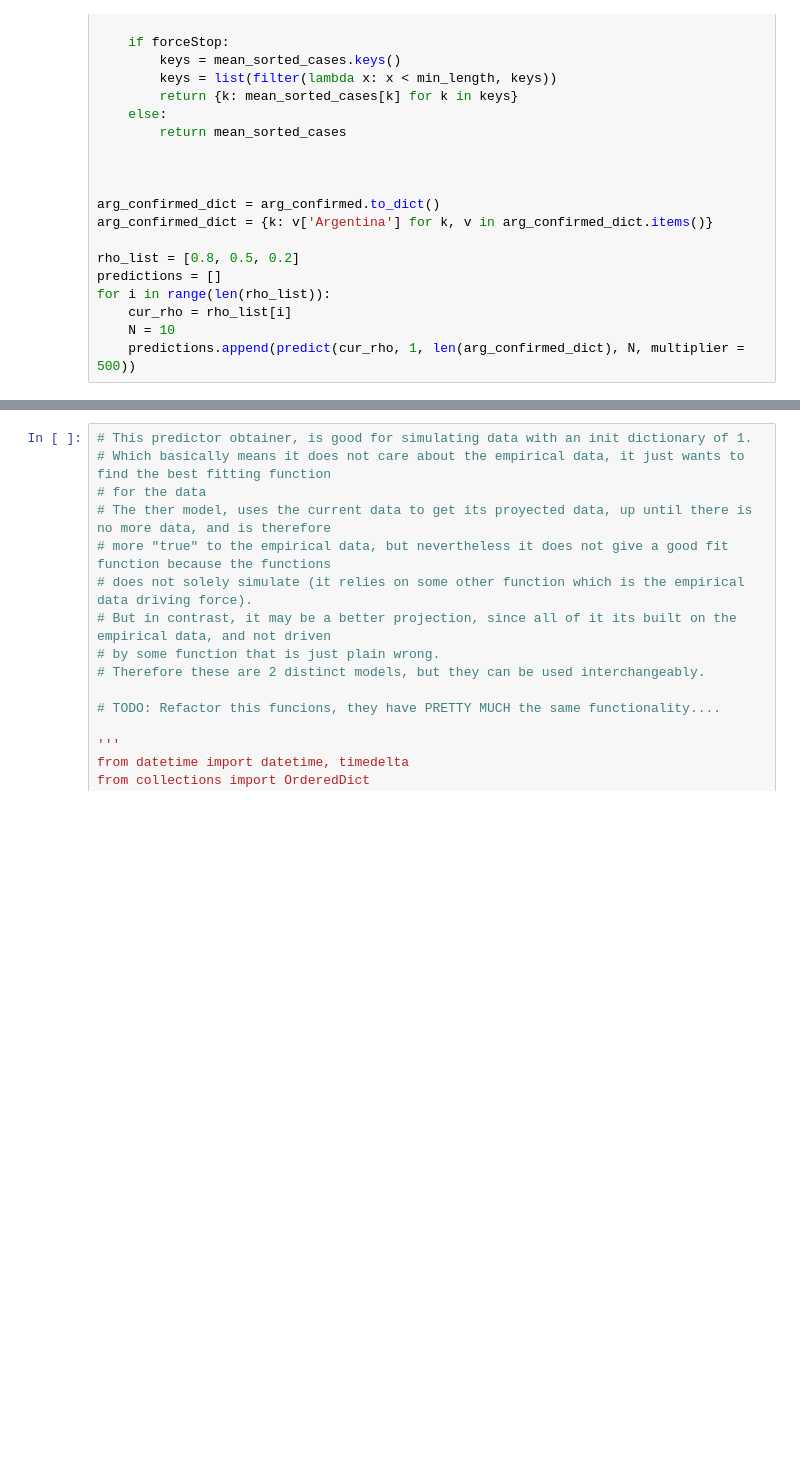
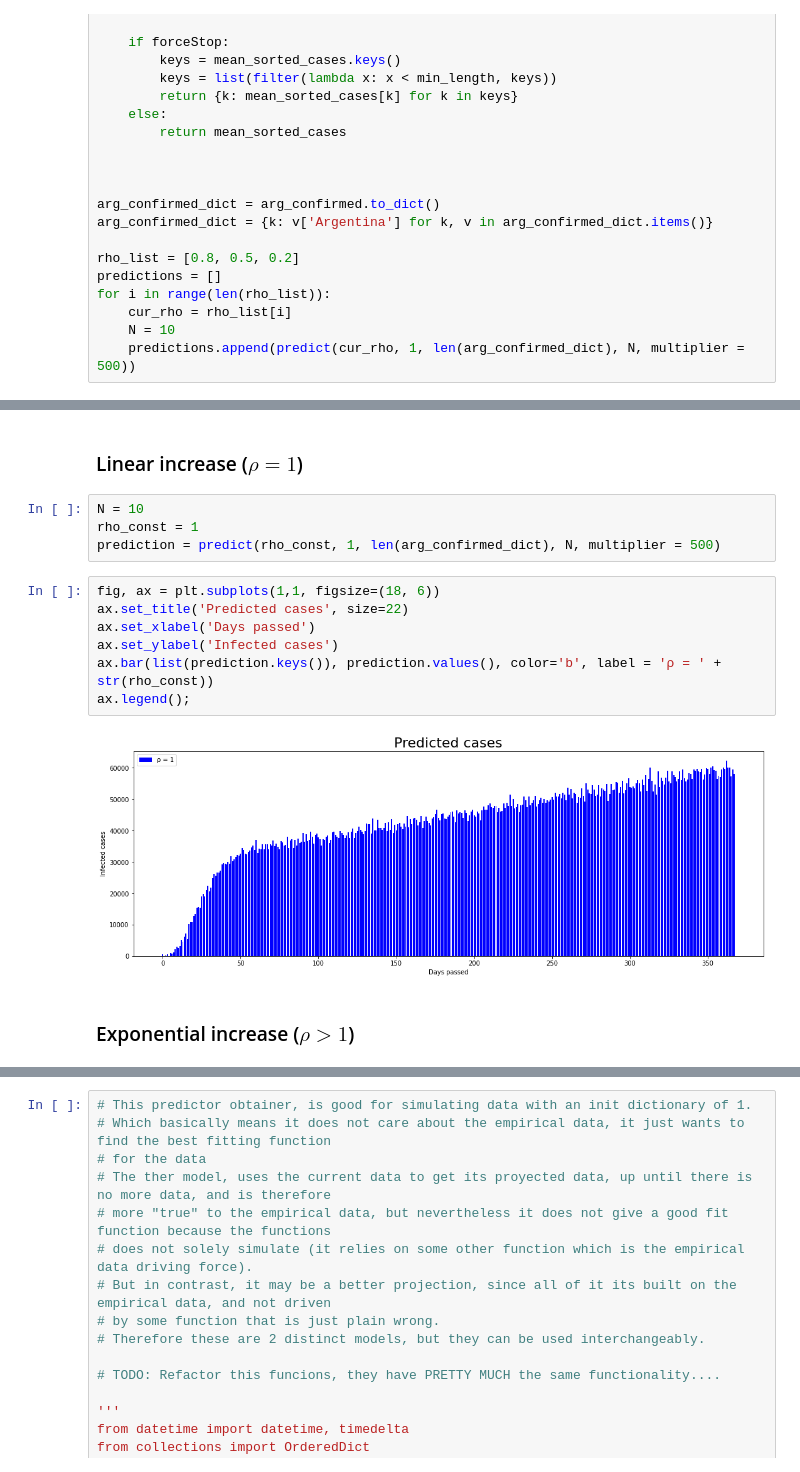
Before and after one commit to fiskker/argentina-covid-19, a Jupyter notebook: Argentina COVID-19 Stats.ipynb, the cells around one changed output, grey strips where cells are left out. Saved outputs shown, nothing was run; the diff lists cells and outputs as text; blank space fills up the shorter version.

Commit message:
Add linear and exponential simulations

```diff
--- a/Argentina COVID-19 Stats.ipynb
+++ b/Argentina COVID-19 Stats.ipynb
@@ -342,0 +343,17 @@ for i in range(len(rho_list)):
+# %% [markdown]
+### Linear increase ($\rho = 1$)
+# %%
+N = 10
+rho_const = 1
+prediction = predict(rho_const, 1, len(arg_confirmed_dict), N, multiplier = 500)
+# %%
+fig, ax = plt.subplots(1,1, figsize=(18, 6))
+ax.set_title('Predicted cases', size=22)
+ax.set_xlabel('Days passed')
+ax.set_ylabel('Infected cases')
+ax.bar(list(prediction.keys()), prediction.values(), color='b', label = 'ρ = ' + str(rho_const))
+ax.legend();
+# %% [output]
+[figure, added]
+# %% [markdown]
+### Exponential increase ($\rho > 1$)
```
Also changed, not shown: parts of 5 cells of this notebook, 2 other files.
